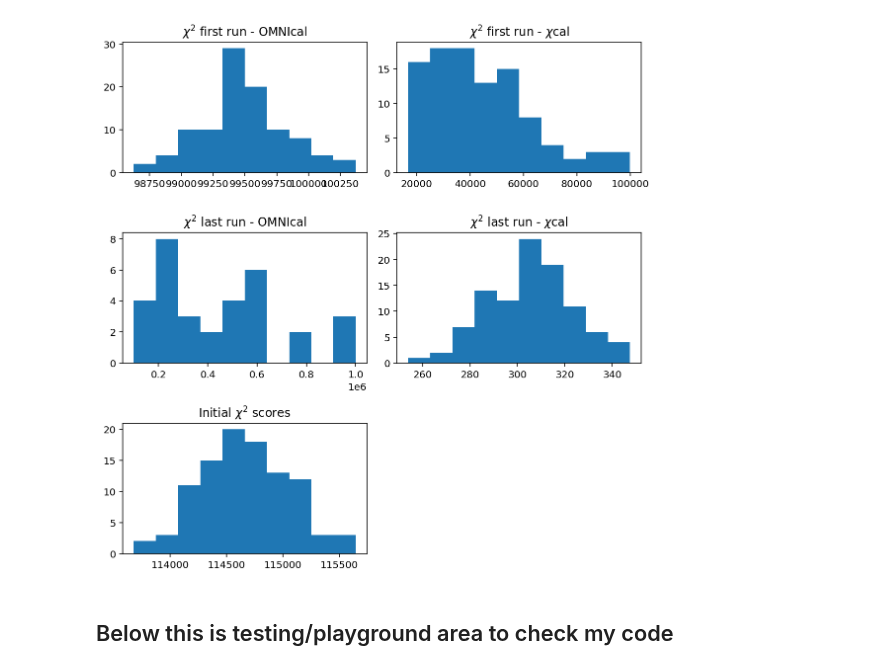
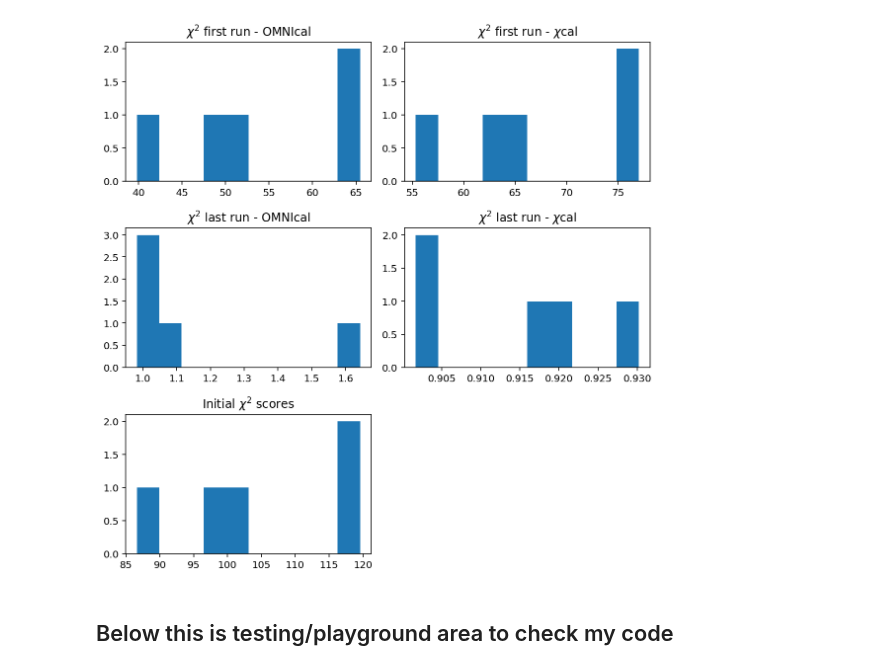
Before and after one commit to pecom/red-calibration, a Jupyter notebook: SmallArrayTests.ipynb, the cells around one changed output. Drawn from its saved outputs; the diff is of its cells as text; code cells hidden in the pictures.

Commit message:
proper data structure

```diff
--- a/SmallArrayTests.ipynb
+++ b/SmallArrayTests.ipynb
@@ -109,10 +222,0 @@ np.unravel_index(np.arange(16),(4,4))
-# %%
-def get_num_baselines(tele_num=telescope_number):
-    # For square of N telescopes, should be 2N-2*sqrt(N) + 1
-    # Fix to a corner and there are N-1 options for unique baselines.
-    # Flip over to other side (over x or y axis) and get another N-1 options
-    # Duplicated are the pure x-axis and pure y-axis so -2*(sqrt(N)-1)
-    # Final +1 is from 0 baseline
-
-    N_bases = 2*tele_num - 2*np.sqrt(tele_num)
-    return int(N_bases)
@@ -198,4 +222,0 @@ def make_uv_points(tg, va, tele_num=telescope_number, noise_amp=.01, noise_sig=.
-# %%
-# Create gains and visibilities
-tgain, gain_phase = make_gains()
-valpha, v_phase = make_visibilities()
@@ -390,7 +292,7 @@ def compare(true_gain, true_va, reps, noise_a=.01, noise_s=.005, **kwargs):
 compare_dict = {"iter_max": 400, "delta": .2, "epsilon": 1e-5}
 # %%
 # Get trials data
-trials = compare(tgain, valpha, 5, **compare_dict)
+trials = compare(8, gains_true, 5, **compare_dict)
 # %%
 # Lots of plotting
 fig, axes = plt.subplots(nrows=3, ncols=4, figsize=(12,10))
@@ -473,11 +410,12 @@ plt.tight_layout()
 # %%
 # Extract relevant chi2 information from the trials and calculate DoF
-degree_of_freedoms = np.prod(observation_baselines.shape)-telescope_number - 2*(n_bases + telescope_number)
+_, degree_of_freedoms = chi2(data, gains_true, vis_true, ant_i, ant_j, visndx)
+degree_of_freedoms = np.int64(degree_of_freedoms)
 omni_chis, chi_chis, start_chi = trials[6], trials[7], trials[8]
-init_omni_chis = [np.abs(chis[0]) for chis in omni_chis]
-init_chi_chis = [np.abs(chis[0]) for chis in chi_chis]
-last_omni_chis = [chis[-1] for chis in omni_chis]
-last_chi_chis = [chis[-1] for chis in chi_chis]
+init_omni_chis = np.array([np.abs(chis[0]) for chis in omni_chis])
+init_chi_chis = np.array([np.abs(chis[0]) for chis in chi_chis])
+last_omni_chis = np.array([chis[-1] for chis in omni_chis])
+last_chi_chis = np.array([chis[-1] for chis in chi_chis])
 # %%
 # chi2 doesn't throw away runs that blew up so manually remove any chi2 values that are major outliers
 #last_omni_chis.pop(last_omni_chis.index(max(last_omni_chis)));
@@ -485,27 +423,27 @@ last_chi_chis = [chis[-1] for chis in chi_chis]
 # %%
 # chi2 plots
 fig, axes = plt.subplots(nrows=3, ncols=2, figsize=(8,8))
 
 axes[0,0].hist(init_omni_chis/degree_of_freedoms)
 axes[0,0].set_title(r"$\chi^2$ first run - OMNIcal")
 
 axes[0,1].hist(init_chi_chis/degree_of_freedoms)
 axes[0,1].set_title(r"$\chi^2$ first run - $\chi$cal")
 
-axes[1,0].hist(last_omni_chis/degree_of_freedoms, range=(1e5,1e6))
+axes[1,0].hist(last_omni_chis/degree_of_freedoms)
 # axes[1,0].set_xscale('log')
 axes[1,0].set_title(r"$\chi^2$ last run - OMNIcal")
 
 axes[1,1].hist(last_chi_chis/degree_of_freedoms)
 axes[1,1].set_title(r"$\chi^2$ last run - $\chi$cal")
 
 axes[2,0].hist(start_chi/degree_of_freedoms)
 axes[2,0].set_title(r"Initial $\chi^2$ scores")
 axes[2,1].remove()
 
 plt.tight_layout()
 # %% [output]
-[figure, old version]
+[figure, new version]
 # %% [markdown]
 ## Below this is testing/playground area to check my code
 # %%
```
Also changed, not shown: parts of 31 cells of this notebook.
